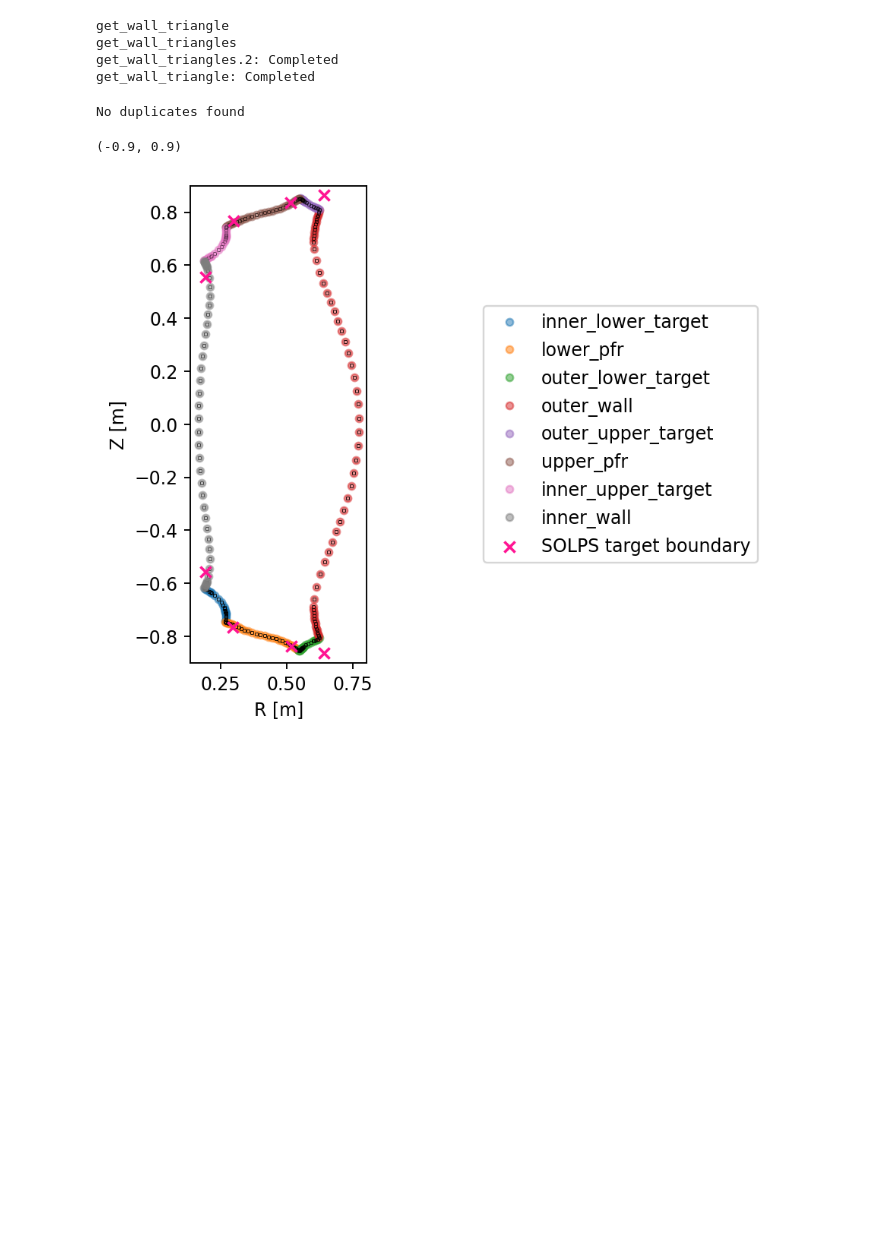
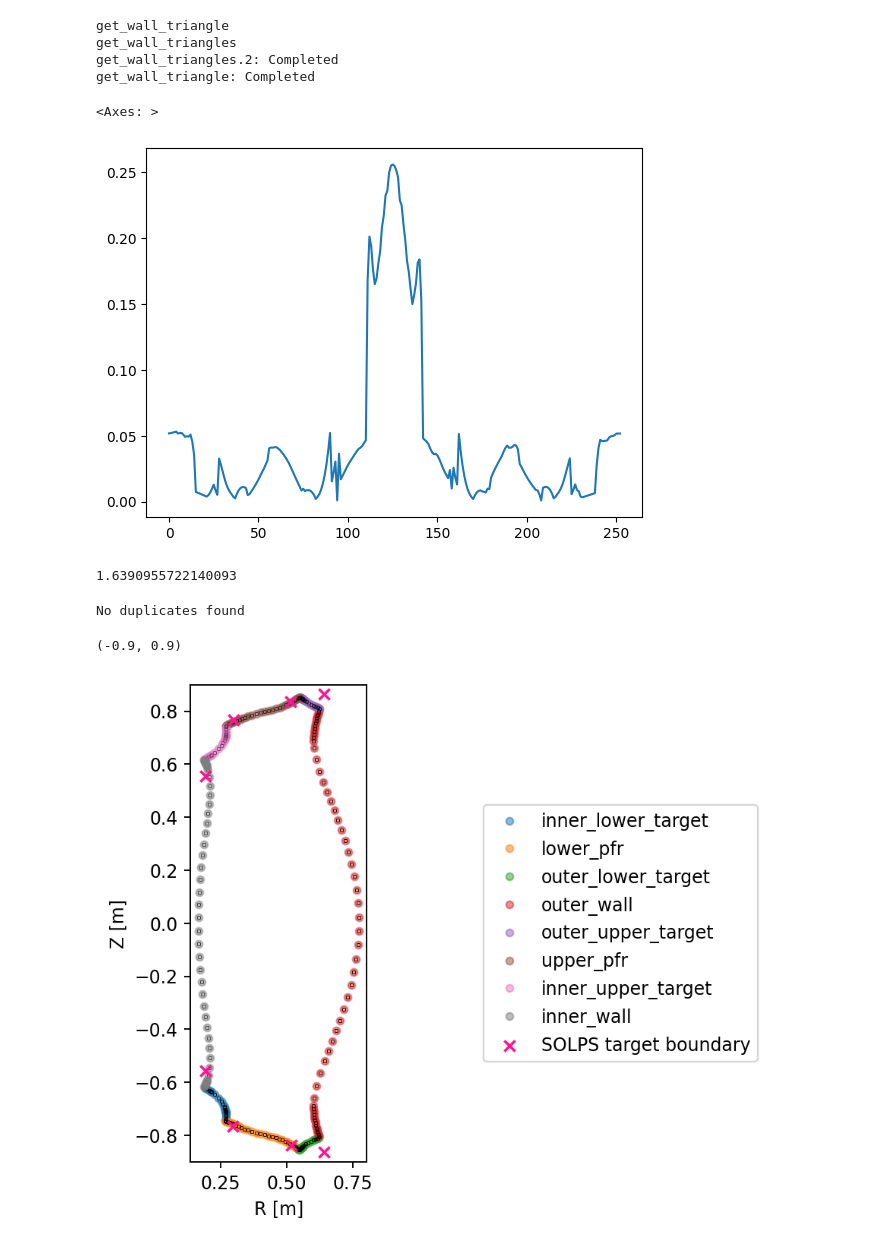
Before and after one commit to mikekryjak/notebooks, a Jupyter notebook: soledge-work/4ab-heatbalance_soledge_tight.ipynb, the cells around one changed output. Cells and saved outputs as stored; diff of their text form; code cells hidden in the pictures; blank space fills up the shorter version.

```diff
--- a/soledge-work/4ab-heatbalance_soledge_tight.ipynb
+++ b/soledge-work/4ab-heatbalance_soledge_tight.ipynb
@@ -153,8 +162,17 @@ get_wall_triangle
 get_wall_triangles
 get_wall_triangles.2: Completed
 get_wall_triangle: Completed
+# %%
+wfluxes_all["Area"].plot()
+# %% [output]
+<Axes: >
+[figure, added]
 # %%
 %matplotlib inline
+# %%
+(wfluxes_all["E_Total"] * wfluxes_all["Area"]).sum() * 1e-6
+# %% [output]
+1.6390955722140093
 # %%
 plt.close("all")
 wfluxes = dict()
```
Also changed, not shown: parts of 22 cells of this notebook, 37 other files.
